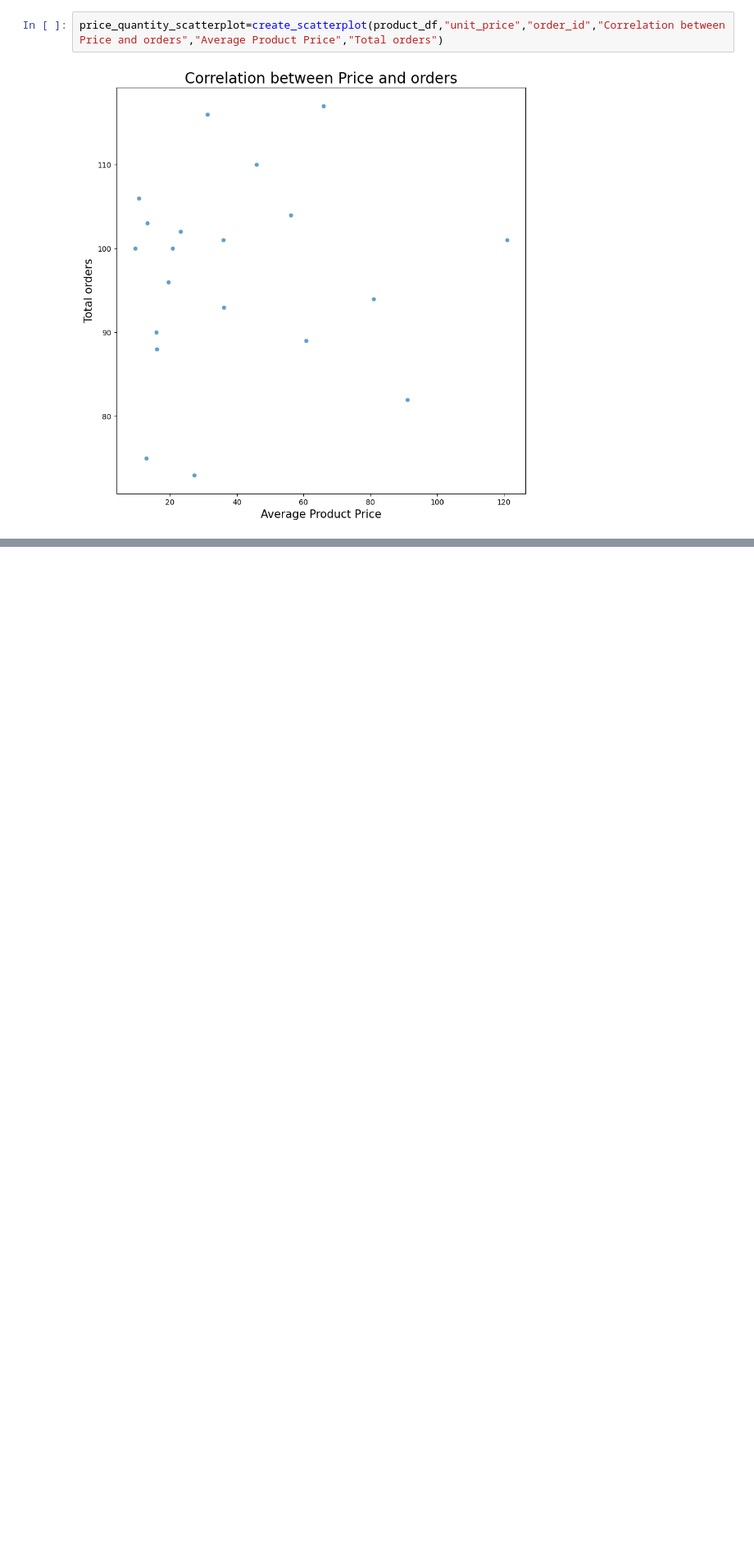
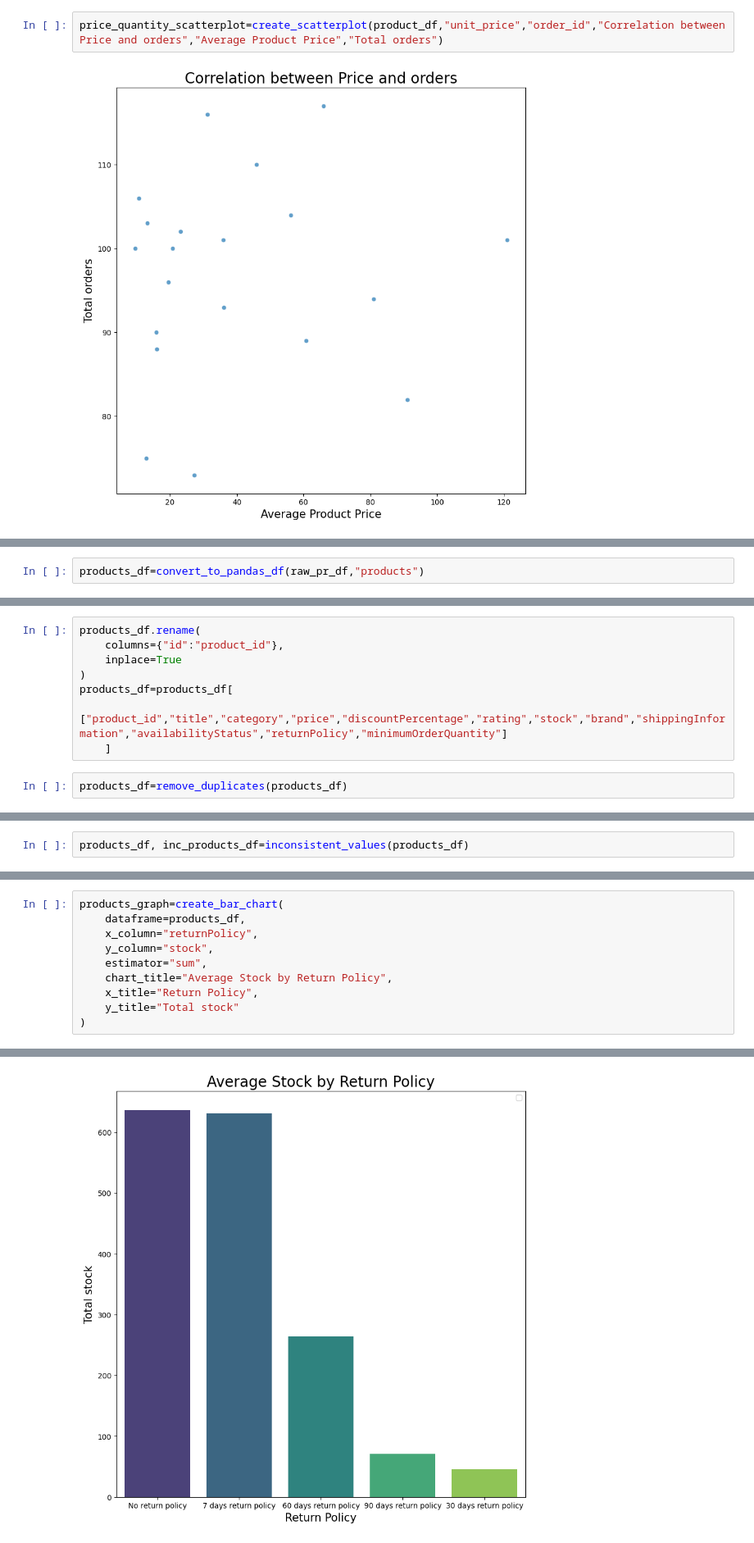
Before and after one commit to DioS96/sales-data-analysis, a Jupyter notebook: main.ipynb, the cells around one changed output, grey strips where cells are left out. Shown at 82% size. Cells and saved outputs as stored; diff of their text form; blank space fills up the shorter version.

```diff
--- a/main.ipynb
+++ b/main.ipynb
@@ -608,0 +872,2 @@ price_quantity_scatterplot=create_scatterplot(product_df,"unit_price","order_id"
+# %%
+products_df=convert_to_pandas_df(raw_pr_df,"products")
@@ -608,0 +876,10 @@ price_quantity_scatterplot=create_scatterplot(product_df,"unit_price","order_id"
+# %%
+products_df.rename(
+    columns={"id":"product_id"},
+    inplace=True
+)
+products_df=products_df[
+    ["product_id","title","category","price","discountPercentage","rating","stock","brand","shippingInformation","availabilityStatus","returnPolicy","minimumOrderQuantity"]
+    ]
+# %%
+products_df=remove_duplicates(products_df)
@@ -608,0 +910,2 @@ price_quantity_scatterplot=create_scatterplot(product_df,"unit_price","order_id"
+# %%
+products_df, inc_products_df=inconsistent_values(products_df)
@@ -608,0 +1329,11 @@ price_quantity_scatterplot=create_scatterplot(product_df,"unit_price","order_id"
+# %%
+products_graph=create_bar_chart(
+    dataframe=products_df,
+    x_column="returnPolicy",
+    y_column="stock",
+    estimator="sum",
+    chart_title="Average Stock by Return Policy",
+    x_title="Return Policy",
+    y_title="Total stock"
+)
+# %% [output]
@@ -608,0 +1343 @@ price_quantity_scatterplot=create_scatterplot(product_df,"unit_price","order_id"
+[figure, added]
```
Also changed, not shown: parts of 78 cells of this notebook.
